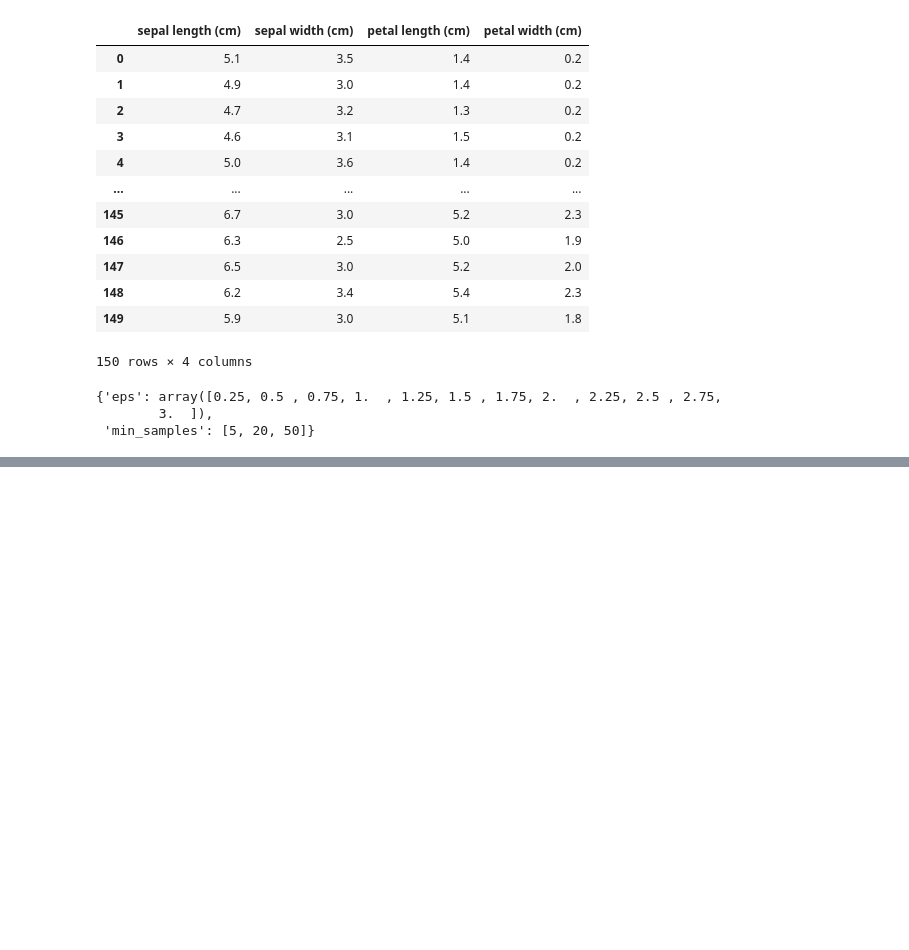
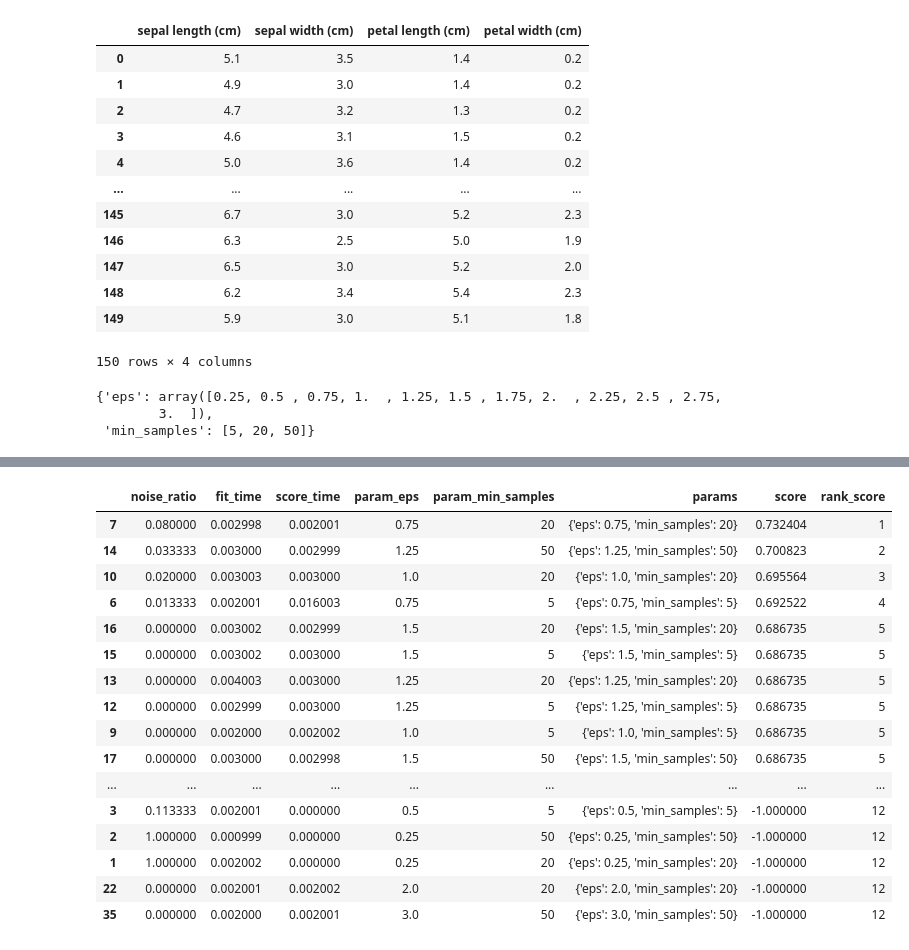
Before and after one commit to ndgigliotti/cluster-optimizer, a Jupyter notebook: test.ipynb, the cells around one changed output, grey strips where cells are left out. Cells and saved outputs as stored; diff of their text form; code cells hidden in the pictures; blank space fills up the shorter version.

Commit message:
Add max_noise and noise clust removal

```diff
--- a/test.ipynb
+++ b/test.ipynb
@@ -31,6 +31,6 @@ grid
  'min_samples': [5, 20, 50]}
 # %%
 
-search = ClusterOptimizer(cluster.DBSCAN(), grid, n_jobs=1, scoring="silhouette", verbose=10, error_score=-1)
+search = ClusterOptimizer(cluster.DBSCAN(), grid, n_jobs=1, scoring="silhouette", verbose=10, error_score=-1, max_noise=0.1)
 # %%
 search.fit(df)
@@ -92,0 +93,20 @@ ValueError: Number of labels is 1. Valid values are 2 to n_samples - 1 (inclusiv
+# %%
+pd.DataFrame(search.results_).sort_values("rank_score")
+# %% [output]
+|  | noise_ratio | fit_time | score_time | param_eps | param_min_samples | params | score | rank_score |
+| 7 | 0.080000 | 0.002998 | 0.002001 | 0.75 | 20 | {'eps': 0.75, 'min_samples': 20} | 0.732404 | 1 |
+| 14 | 0.033333 | 0.003000 | 0.002999 | 1.25 | 50 | {'eps': 1.25, 'min_samples': 50} | 0.700823 | 2 |
+| 10 | 0.020000 | 0.003003 | 0.003000 | 1.0 | 20 | {'eps': 1.0, 'min_samples': 20} | 0.695564 | 3 |
+| 6 | 0.013333 | 0.002001 | 0.016003 | 0.75 | 5 | {'eps': 0.75, 'min_samples': 5} | 0.692522 | 4 |
+| 16 | 0.000000 | 0.003002 | 0.002999 | 1.5 | 20 | {'eps': 1.5, 'min_samples': 20} | 0.686735 | 5 |
+| 15 | 0.000000 | 0.003002 | 0.003000 | 1.5 | 5 | {'eps': 1.5, 'min_samples': 5} | 0.686735 | 5 |
+| 13 | 0.000000 | 0.004003 | 0.003000 | 1.25 | 20 | {'eps': 1.25, 'min_samples': 20} | 0.686735 | 5 |
+| 12 | 0.000000 | 0.002999 | 0.003000 | 1.25 | 5 | {'eps': 1.25, 'min_samples': 5} | 0.686735 | 5 |
+| 9 | 0.000000 | 0.002000 | 0.002002 | 1.0 | 5 | {'eps': 1.0, 'min_samples': 5} | 0.686735 | 5 |
+| 17 | 0.000000 | 0.003000 | 0.002998 | 1.5 | 50 | {'eps': 1.5, 'min_samples': 50} | 0.686735 | 5 |
+| ... | ... | ... | ... | ... | ... | ... | ... | ... |
+| 3 | 0.113333 | 0.002001 | 0.000000 | 0.5 | 5 | {'eps': 0.5, 'min_samples': 5} | -1.000000 | 12 |
+| 2 | 1.000000 | 0.000999 | 0.000000 | 0.25 | 50 | {'eps': 0.25, 'min_samples': 50} | -1.000000 | 12 |
+| 1 | 1.000000 | 0.002002 | 0.000000 | 0.25 | 20 | {'eps': 0.25, 'min_samples': 20} | -1.000000 | 12 |
+| 22 | 0.000000 | 0.002001 | 0.002002 | 2.0 | 20 | {'eps': 2.0, 'min_samples': 20} | -1.000000 | 12 |
+| 35 | 0.000000 | 0.002000 | 0.002001 | 3.0 | 50 | {'eps': 3.0, 'min_samples': 50} | -1.000000 | 12 |
```
Also changed, not shown: parts of 1 cell of this notebook, 4 other files.
